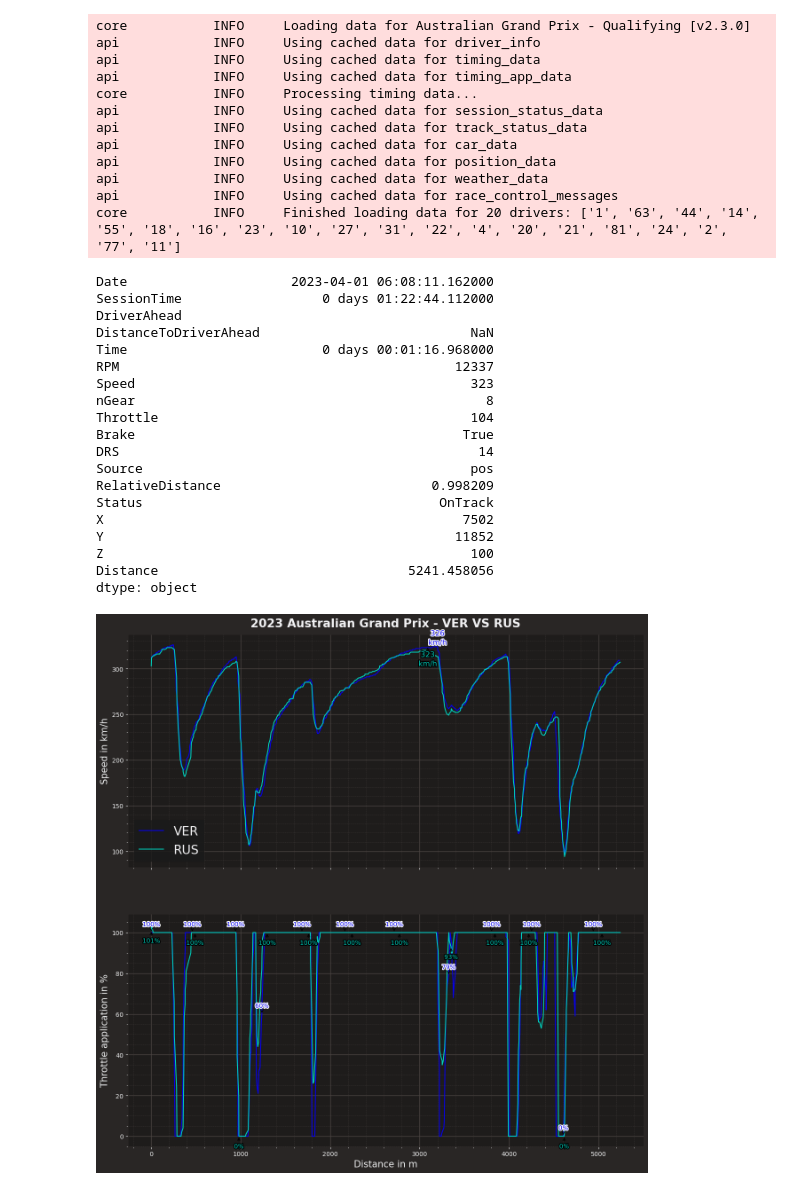
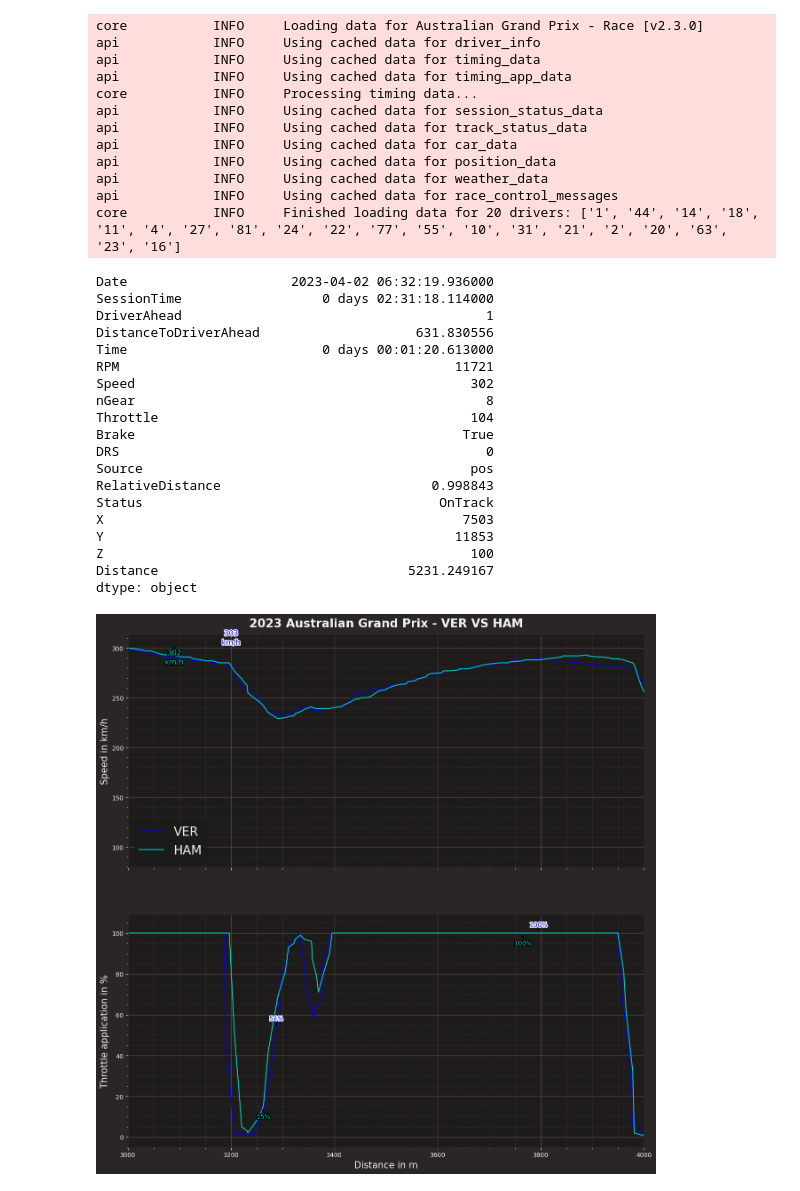
Before and after one commit to RickyRAV/F1DataVisualization, a Jupyter notebook: Default/FastestLapComparison.ipynb, the cells around one changed output. Drawn from its saved outputs; the diff is of its cells as text; code cells hidden in the pictures.

```diff
--- a/Default/FastestLapComparison.ipynb
+++ b/Default/FastestLapComparison.ipynb
@@ -7,10 +7,10 @@ import matplotlib.patheffects as pe
 ff1.Cache.enable_cache('../cache')
 ff1.plotting.setup_mpl()
 # %%
-session = ff1.get_session(2023, 'Australia', 'Q')
+session = ff1.get_session(2023, 'Australia', 'R')
 session.load()
 # %% [output]
-core           INFO     Loading data for Australian Grand Prix - Qualifying [v2.3.0]
+core           INFO     Loading data for Australian Grand Prix - Race [v2.3.0]
 api            INFO     Using cached data for driver_info
 api            INFO     Using cached data for timing_data
 api            INFO     Using cached data for timing_app_data
@@ -21,9 +21,10 @@ api            INFO     Using cached data for car_data
 api            INFO     Using cached data for position_data
 api            INFO     Using cached data for weather_data
 api            INFO     Using cached data for race_control_messages
-core           INFO     Finished loading data for 20 drivers: ['1', '63', '44', '14', '55', '18', '16', '23', '10', '27', '31', '22', '4', '20', '21', '81', '24', '2', '77', '11']
+core           INFO     Finished loading data for 20 drivers: ['1', '44', '14', '18', '11', '4', '27', '81', '24', '22', '77', '55', '10', '31', '21', '2', '20', '63', '23', '16']
 # %%
-driver_1, driver_2 = 'VER', 'RUS'
+driver_1, driver_2 = 'VER', 'HAM'
+distance_min, distance_max = 3000, 4000
 
 laps_driver_1 = session.laps.pick_driver(driver_1)
 laps_driver_2 = session.laps.pick_driver(driver_2)
@@ -44,24 +45,24 @@ plot_filename = plot_title.replace(" ", "") + ".png"
 
 print(telemetry_2.max())
 # %% [output]
-Date                     2023-04-01 06:08:11.162000
-SessionTime                  0 days 01:22:44.112000
-DriverAhead
-DistanceToDriverAhead                           NaN
-Time                         0 days 00:01:16.968000
-RPM                                           12337
-Speed                                           323
+Date                     2023-04-02 06:32:19.936000
+SessionTime                  0 days 02:31:18.114000
+DriverAhead                                       1
+DistanceToDriverAhead                    631.830556
+Time                         0 days 00:01:20.613000
+RPM                                           11721
+Speed                                           302
 nGear                                             8
 Throttle                                        104
 Brake                                          True
-DRS                                              14
+DRS                                               0
 Source                                          pos
-RelativeDistance                           0.998209
+RelativeDistance                           0.998843
 Status                                      OnTrack
-X                                              7502
-Y                                             11852
+X                                              7503
+Y                                             11853
 Z                                               100
-Distance                                5241.458056
+Distance                                5231.249167
 dtype: object
 # %%
 plt.rcParams['figure.figsize'] = plot_size
@@ -83,31 +84,34 @@ ax[0].annotate(text, (3090, y_coord_2), textcoords="offset points", xytext=(0, -
 every_nTH_entry = telemetry_1.iloc[::52]
 every_nTH_entry_alo = telemetry_2.iloc[::52]
 for index, row in every_nTH_entry.iterrows():
     x_coord = row['Distance']
     y_coord = row['Throttle']
     text = f'{y_coord}%'
     ax[1].annotate(text, (x_coord, y_coord), textcoords="offset points", xytext=(0, 10), ha='center', fontsize=10, color=ff1.plotting.team_color(team_driver_1), arrowprops=dict(facecolor='white', arrowstyle='->')).set_path_effects([pe.withStroke(linewidth=3, foreground='white')])
 for index, row in every_nTH_entry_alo.iterrows():
     x_coord = row['Distance']
     y_coord = row['Throttle']
     text = f'{y_coord}%'
     ax[1].annotate(text, (x_coord, y_coord), textcoords="offset points", xytext=(0, -20), ha='center', fontsize=10, color=ff1.plotting.team_color(team_driver_2), arrowprops=dict(facecolor='white', arrowstyle='->')).set_path_effects([pe.withStroke(linewidth=3, foreground='black')])
 
 
 ax[1].plot(telemetry_1['Distance'], telemetry_1['Throttle'], color=ff1.plotting.team_color(team_driver_1), label=driver_1)
 ax[1].plot(telemetry_2['Distance'], telemetry_2['Throttle'], color=ff1.plotting.team_color(team_driver_2), label=driver_2)
 
 ax[1].set_xlabel('Distance in m', fontsize=15)
 ax[0].set_ylabel('Speed in km/h', fontsize=15)
 ax[1].set_ylabel('Throttle application in %', fontsize=15)
 
 ax[0].legend(prop={"size":20})
 ax[0].set_title(plot_title, y=1, fontweight='bold')
 
+for i in range(2):
+    ax[i].set_xlim(distance_min, distance_max)
+
 # Hide x labels and tick labels for top plots and y ticks for right plots.
 for a in ax.flat:
     a.label_outer()
 plt.savefig(plot_filename, dpi=300)
 plt.show()
 # %% [output]
-[figure, old version]
+[figure, new version]
```
Also changed, not shown: 5 other files.
